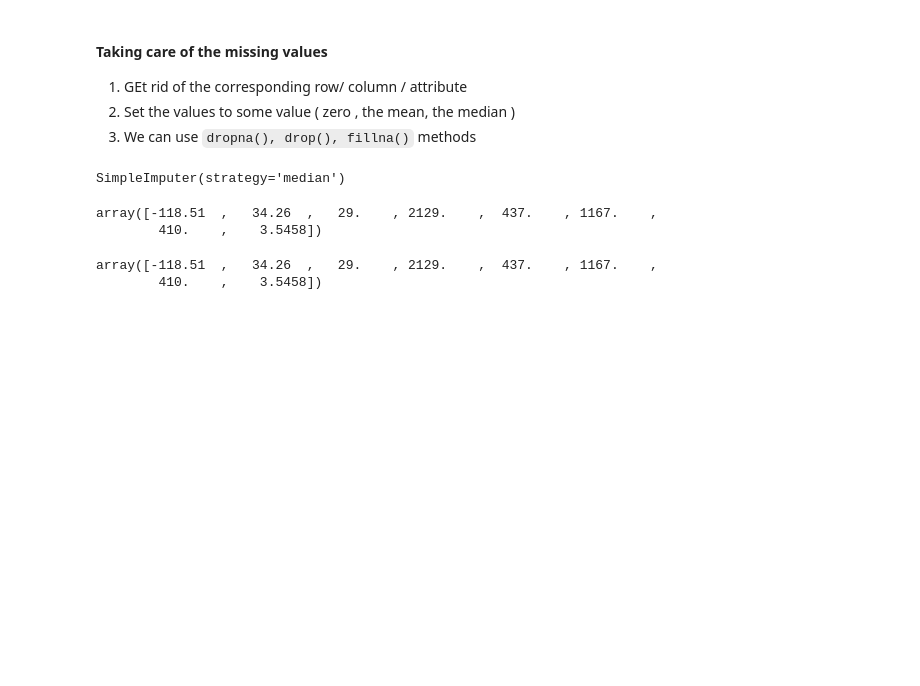
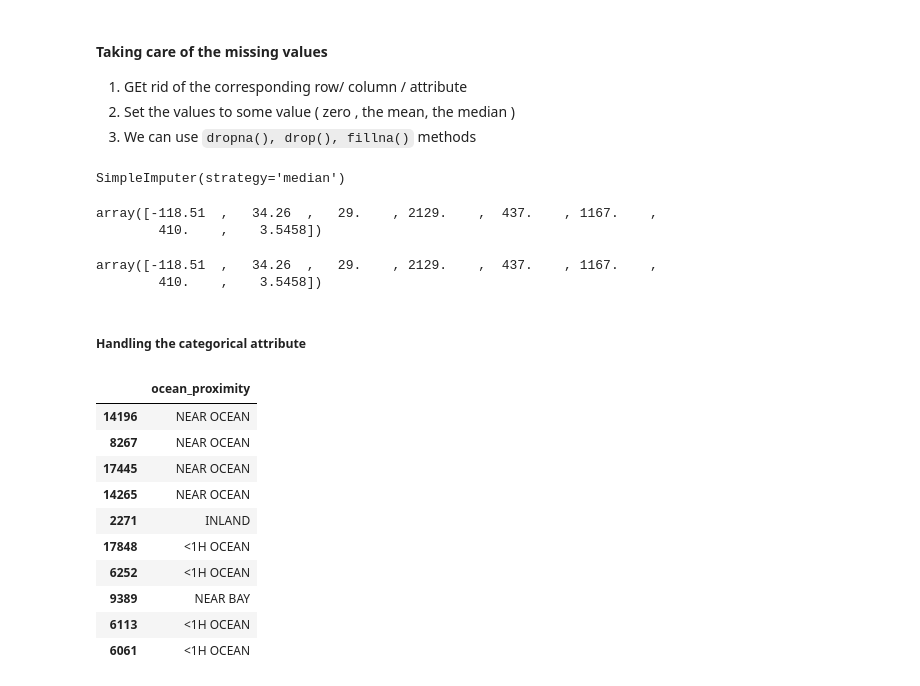
Before and after one commit to ujjawalsingh10/Housing-Prediction, a Jupyter notebook: hosuing.ipynb, the cells around one changed output. Cells and saved outputs as stored; diff of their text form; code cells hidden in the pictures; blank space fills up the shorter version.

```diff
--- a/hosuing.ipynb
+++ b/hosuing.ipynb
@@ -274,3 +274,20 @@ X = imputer.transform(housing_num)
 # %%
 ## Above code results in plain numpy array containig the transformed features. To put it back into the dataframe
 housing_tr = pd.DataFrame(X, columns=housing_num.columns)
+# %% [markdown]
+##### Handling the categorical attribute
+# %%
+housing_cat = housing[["ocean_proximity"]]
+housing_cat.head(10)
+# %% [output]
+|  | ocean_proximity |
+| 14196 | NEAR OCEAN |
+| 8267 | NEAR OCEAN |
+| 17445 | NEAR OCEAN |
+| 14265 | NEAR OCEAN |
+| 2271 | INLAND |
+| 17848 | <1H OCEAN |
+| 6252 | <1H OCEAN |
+| 9389 | NEAR BAY |
+| 6113 | <1H OCEAN |
+| 6061 | <1H OCEAN |
```
Also changed, not shown: parts of 22 cells of this notebook.
